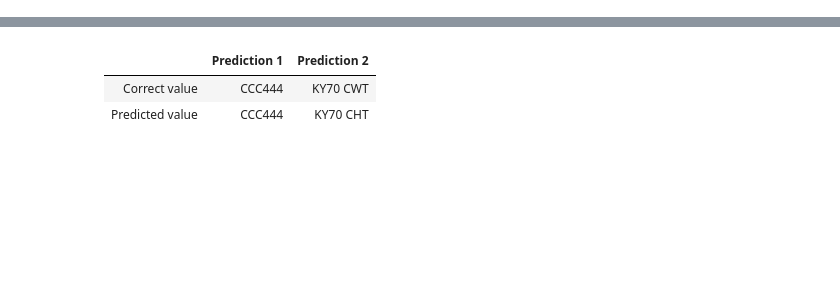
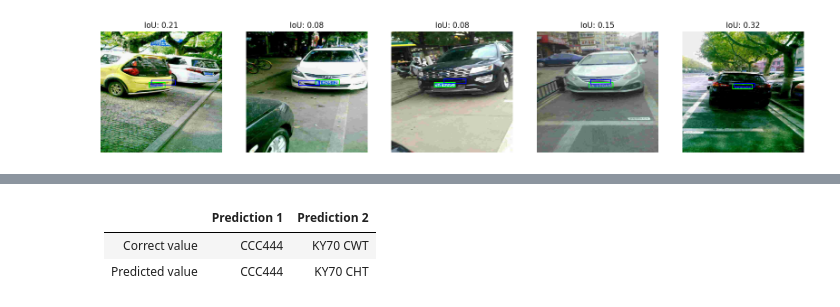
Before and after one commit to urluur/Registration-Plate-Recognition, a Jupyter notebook: main.ipynb, the cells around one changed output, grey strips where cells are left out. Drawn from its saved outputs; the diff is of its cells as text; code cells hidden in the pictures; blank space fills up the shorter version.

```diff
--- a/main.ipynb
+++ b/main.ipynb
@@ -137,0 +140,79 @@ plt.show()
+# %%
+from sklearn.metrics import mean_absolute_error, mean_squared_error
+import random
+import numpy as np
+
+# Predict on the entire test set
+y_pred = model.predict(X_test)
+
+# 1. Calculate Regression Metrics
+mae = mean_absolute_error(y_test, y_pred)
+mse = mean_squared_error(y_test, y_pred)
+
+print(f"Mean Absolute Error (MAE): {mae:.4f}")
+print(f"Mean Squared Error (MSE): {mse:.4f}")
+
+# 2. Calculate Intersection over Union (IoU)
+def calculate_iou(box1, box2):
+    """
+    Calculates Intersection over Union (IoU) for two bounding boxes.
+    Boxes are in [xmin, ymin, xmax, ymax] format.
+    """
+    # Determine the coordinates of the intersection rectangle
+    x1 = max(box1[0], box2[0])
+    y1 = max(box1[1], box2[1])
+    x2 = min(box1[2], box2[2])
+    y2 = min(box1[3], box2[3])
+
+    # Compute the area of intersection
+    intersection_area = max(0, x2 - x1) * max(0, y2 - y1)
+
+    # Compute the area of both bounding boxes
+    box1_area = (box1[2] - box1[0]) * (box1[3] - box1[1])
+    box2_area = (box2[2] - box2[0]) * (box2[3] - box2[1])
+
+    # Compute the area of the union
+    union_area = box1_area + box2_area - intersection_area
+
+    # Compute the IoU
+    iou = intersection_area / union_area if union_area > 0 else 0
+    return iou
+
+# Calculate IoU for all test samples and find the average
+ious = [calculate_iou(y_test[i], y_pred[i]) for i in range(len(y_test))]
+mean_iou = np.mean(ious)
+
+print(f"Average Intersection over Union (IoU): {mean_iou:.4f}")
+
+
+# 3. Visualize Predictions vs. Ground Truth
+print("\nDisplaying sample predictions (Green=Actual, Blue=Predicted)...")
+plt.figure(figsize=(20, 10))
+for i in range(5): # Show 5 random examples
+    # Choose a random index from the test set
+    idx = random.randint(0, len(X_test) - 1)
+
+    sample_image = X_test[idx]
+    true_box = y_test[idx]
+    pred_box = y_pred[idx]
+
+    # Create a writable copy of the image to draw on
+    img_display = (sample_image * 255).astype(np.uint8).copy()
+    h, w, _ = img_display.shape
+
+    # Draw the ground truth box (Green)
+    xmin_true, ymin_true, xmax_true, ymax_true = true_box
+    cv2.rectangle(img_display, (int(xmin_true*w), int(ymin_true*h)), (int(xmax_true*w), int(ymax_true*h)), (0, 255, 0), 2)
+
+    # Draw the predicted box (Blue)
+    xmin_pred, ymin_pred, xmax_pred, ymax_pred = pred_box
+    cv2.rectangle(img_display, (int(xmin_pred*w), int(ymin_pred*h)), (int(xmax_pred*w), int(ymax_pred*h)), (255, 0, 0), 2)
+
+    # Display the image
+    plt.subplot(1, 5, i + 1)
+    plt.imshow(cv2.cvtColor(img_display, cv2.COLOR_BGR2RGB))
+    plt.title(f"IoU: {ious[idx]:.2f}")
+    plt.axis('off')
+
+plt.show()
+# %% [output]
@@ -138 +231,2 @@ plt.show()
+[figure, added]
 # %%
```
Also changed, not shown: parts of 12 cells of this notebook, 4 other files.
